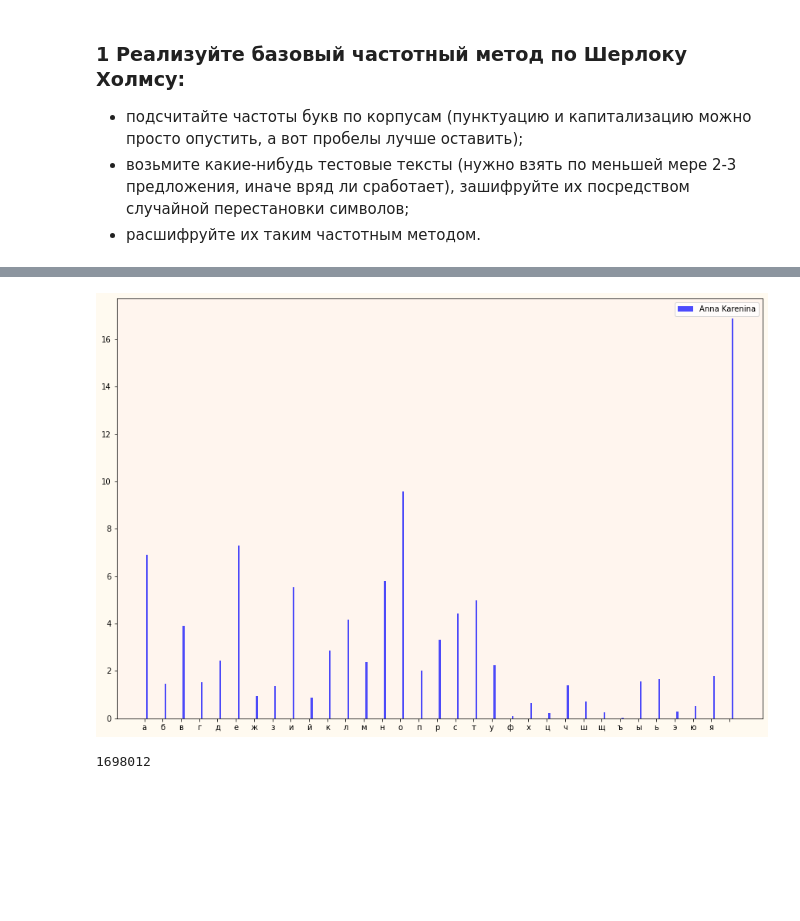
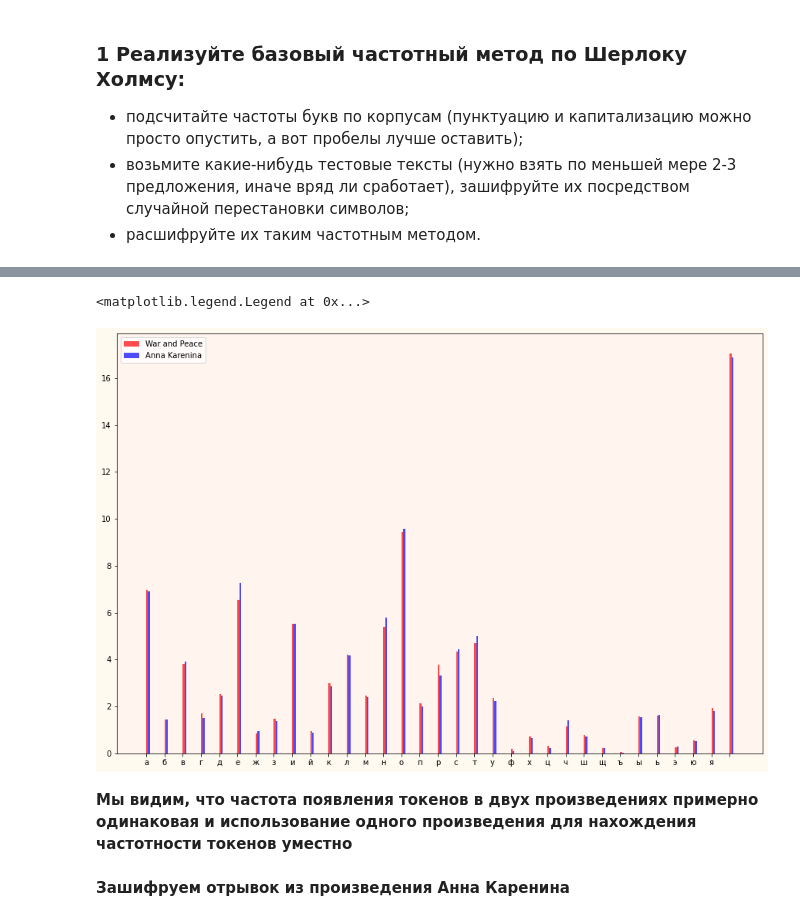
Before and after one commit to nickdndev/advanced_machine_learning_made, a Jupyter notebook: task_3/mcmc_algorithm.ipynb, the cells around one changed output, grey strips where cells are left out. Drawn from its saved outputs; the diff is of its cells as text; code cells hidden in the pictures; blank space fills up the shorter version.

```diff
--- a/task_3/mcmc_algorithm.ipynb
+++ b/task_3/mcmc_algorithm.ipynb
@@ -27,7 +42,17 @@ data_anna_kerenina = './data/AnnaKarenina.txt'
-# %%
-with open(data_anna_kerenina ,'r') as f:
-#     anna_kerenina_txt = f.readlines()
-      anna_kerenina_counter = Counter(f.read().lower())
+# %%
+with open(data_path_anna_kerenina, "r") as f:
+    anna_kerenina_text = f.read().lower()
+    anna_kerenina_text_filtered = "".join(
+        [token for token in anna_kerenina_text if token.lower() in TOKENS_LIST]
+    )
+    anna_kerenina_counter = Counter(anna_kerenina_text_filtered)
+# %%
+with open(data_path_war_and_piece, "r") as f:
+    war_and_piece_text = f.read().lower()
+    war_and_piece_text_filtered = "".join(
+        [token for token in war_and_piece_text if token.lower() in TOKENS_LIST]
+    )
+    war_and_piece_counter = Counter(war_and_piece_text_filtered)
 # %%
 def count_letters(counter):
     number = 0
@@ -65,16 +75,47 @@ def accuracy(text, decoded_text):
     for t1, t2 in zip(text, decoded_text):
         true_token += int(t1 == t2)
     return true_token / len(text)
-# %%
-count_anna_kerenina = count_letters(anna_kerenina_counter)
-lst_frequency = frequency(count_anna_kerenina,anna_kerenina_counter)
-plotting_diagram(lst_frequency,'Anna Karenina')
-# %% [output]
-[figure, removed]
-# %%
-count_anna_kerenina
-# %% [output]
-1698012
+# %%
+count_anna_kerenina = count_letters(anna_kerenina_counter)
+count_war_and_piece = count_letters(war_and_piece_counter)
+
+fig, ax = plt.subplots()
+
+xs = range(len(TOKENS_LIST))
+
+ax.bar(
+    [x + 0.05 for x in xs],
+    frequency(count_war_and_piece, war_and_piece_counter),
+    width=0.1,
+    color="red",
+    alpha=0.7,
+    label="War and Peace",
+    zorder=2,
+)
+
+ax.bar(
+    [x + 0.15 for x in xs],
+    frequency(count_anna_kerenina, anna_kerenina_counter),
+    width=0.1,
+    color="blue",
+    alpha=0.7,
+    label="Anna Karenina",
+    zorder=2,
+)
+
+plt.xticks(xs, TOKENS_LIST)
+ax.set_facecolor("seashell")
+fig.set_figwidth(15)
+fig.set_figheight(10)
+fig.set_facecolor("floralwhite")
+plt.legend()
+# %% [output]
+<matplotlib.legend.Legend at 0x...>
+[figure, added]
+# %% [markdown]
+**Мы видим, что частота появления токенов в двух произведениях примерно одинаковая и использование одного произведения для нахождения частотности токенов уместно**
+# %% [markdown]
+**Зашифруем отрывок из произведения Анна Каренина**
 # %%
 def cipher(text):
     original_tokens = TOKENS_LIST
```
Also changed, not shown: parts of 50 cells of this notebook.
